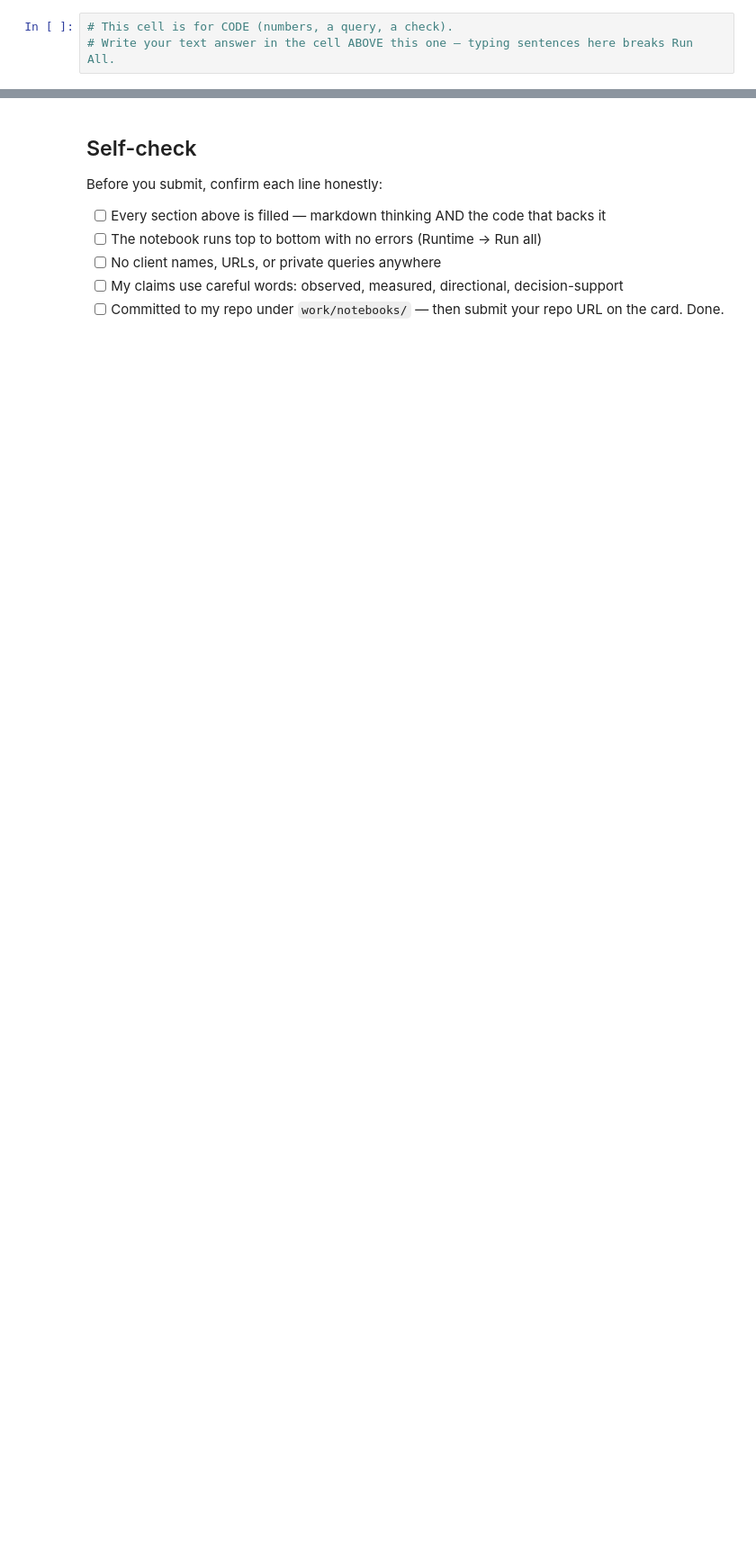
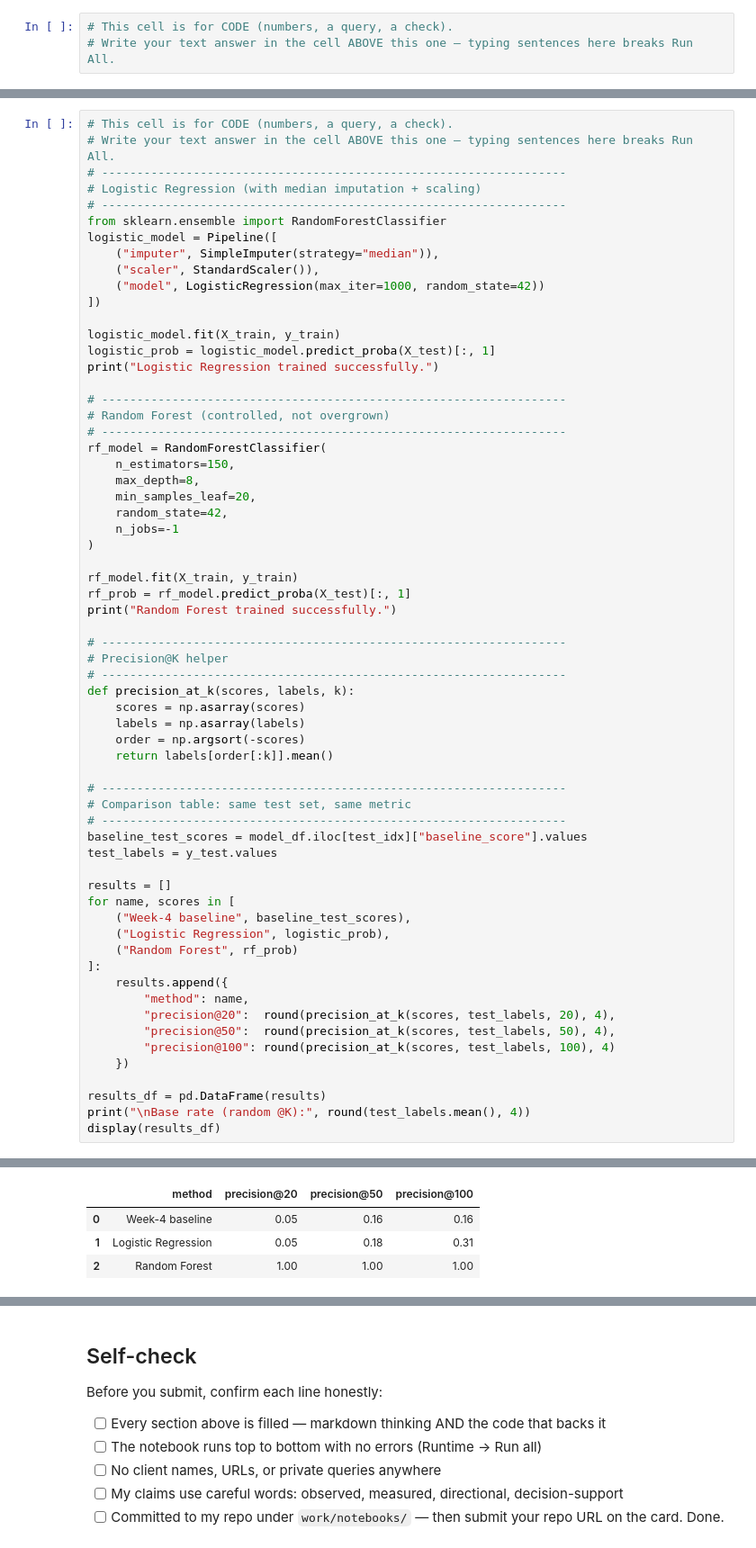
Before and after one commit to faheem-danish/internship-starter-1, a Jupyter notebook: work/notebooks/w05_model.ipynb, the cells around one changed output, grey strips where cells are left out. Shown at 90% size. Saved outputs shown, nothing was run; the diff lists cells and outputs as text; blank space fills up the shorter version.

```diff
--- a/work/notebooks/w05_model.ipynb
+++ b/work/notebooks/w05_model.ipynb
@@ -36,0 +230,64 @@ This skeleton is yours to fill. Work the sections **in order** — each one has
+# %%
+# This cell is for CODE (numbers, a query, a check).
+# Write your text answer in the cell ABOVE this one — typing sentences here breaks Run All.
+# ------------------------------------------------------------------
+# Logistic Regression (with median imputation + scaling)
+# ------------------------------------------------------------------
+from sklearn.ensemble import RandomForestClassifier
+logistic_model = Pipeline([
+    ("imputer", SimpleImputer(strategy="median")),
+    ("scaler", StandardScaler()),
+    ("model", LogisticRegression(max_iter=1000, random_state=42))
+])
+
+logistic_model.fit(X_train, y_train)
+logistic_prob = logistic_model.predict_proba(X_test)[:, 1]
+print("Logistic Regression trained successfully.")
+
+# ------------------------------------------------------------------
+# Random Forest (controlled, not overgrown)
+# ------------------------------------------------------------------
+rf_model = RandomForestClassifier(
+    n_estimators=150,
+    max_depth=8,
+    min_samples_leaf=20,
+    random_state=42,
+    n_jobs=-1
+)
+
+rf_model.fit(X_train, y_train)
+rf_prob = rf_model.predict_proba(X_test)[:, 1]
+print("Random Forest trained successfully.")
+
+# ------------------------------------------------------------------
+# Precision@K helper
+# ------------------------------------------------------------------
+def precision_at_k(scores, labels, k):
+    scores = np.asarray(scores)
+    labels = np.asarray(labels)
+    order = np.argsort(-scores)
+    return labels[order[:k]].mean()
+
+# ------------------------------------------------------------------
+# Comparison table: same test set, same metric
+# ------------------------------------------------------------------
+baseline_test_scores = model_df.iloc[test_idx]["baseline_score"].values
+test_labels = y_test.values
+
+results = []
+for name, scores in [
+    ("Week-4 baseline", baseline_test_scores),
+    ("Logistic Regression", logistic_prob),
+    ("Random Forest", rf_prob)
+]:
+    results.append({
+        "method": name,
+        "precision@20":  round(precision_at_k(scores, test_labels, 20), 4),
+        "precision@50":  round(precision_at_k(scores, test_labels, 50), 4),
+        "precision@100": round(precision_at_k(scores, test_labels, 100), 4)
+    })
+
+results_df = pd.DataFrame(results)
+print("\nBase rate (random @K):", round(test_labels.mean(), 4))
+display(results_df)
+# %% [output]
@@ -36,0 +298,4 @@ This skeleton is yours to fill. Work the sections **in order** — each one has
+|  | method | precision@20 | precision@50 | precision@100 |
+| 0 | Week-4 baseline | 0.05 | 0.16 | 0.16 |
+| 1 | Logistic Regression | 0.05 | 0.18 | 0.31 |
+| 2 | Random Forest | 1.00 | 1.00 | 1.00 |
```
Also changed, not shown: parts of 18 cells of this notebook.
